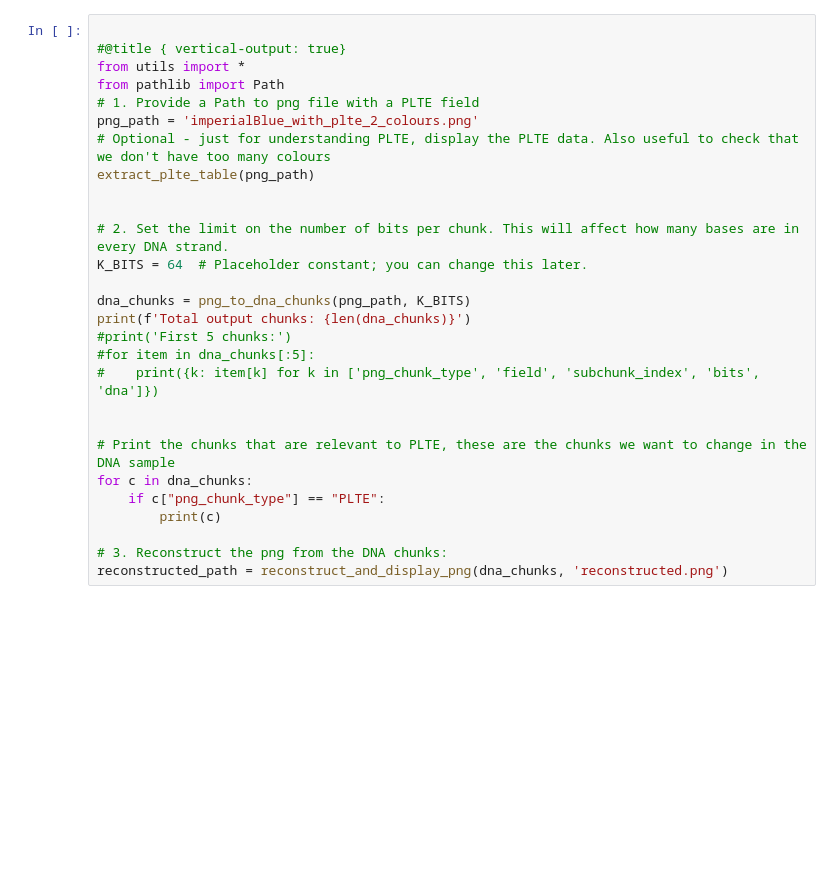
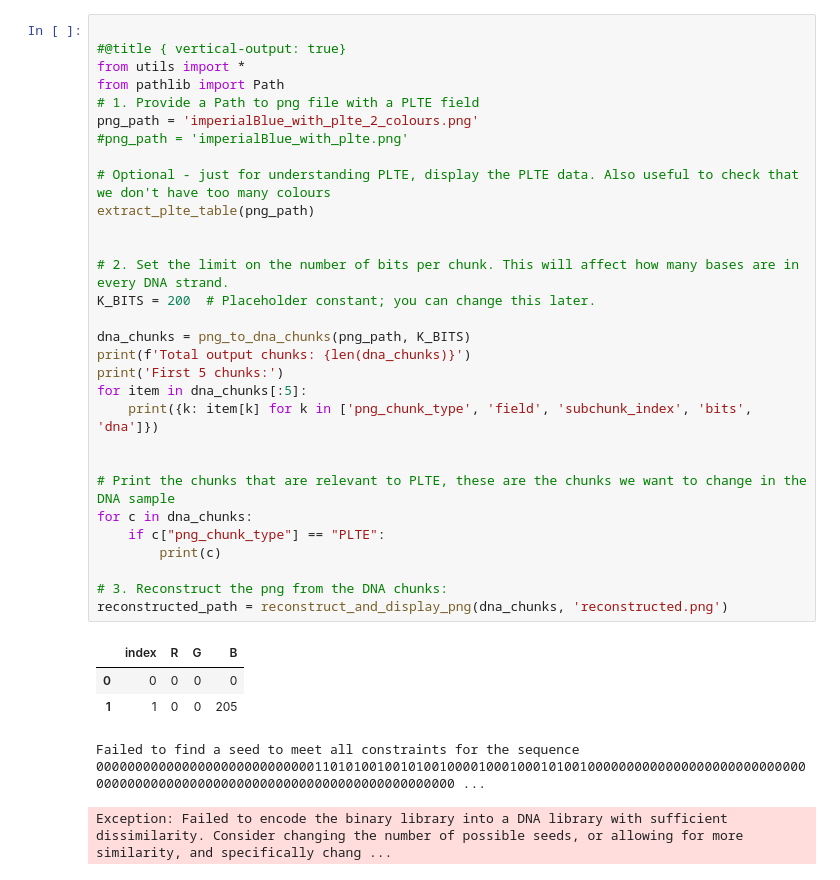
Before and after one commit to Omer-Sella/strandDisplacement, a Jupyter notebook: Ilaria2.ipynb, the cells around one changed output. Drawn from its saved outputs; the diff is of its cells as text; blank space fills up the shorter version.

```diff
--- a/Ilaria2.ipynb
+++ b/Ilaria2.ipynb
@@ -3,29 +3,37 @@
 # %%
 
 #@title { vertical-output: true}
 from utils import *
 from pathlib import Path
 # 1. Provide a Path to png file with a PLTE field
 png_path = 'imperialBlue_with_plte_2_colours.png'
+#png_path = 'imperialBlue_with_plte.png'
+
 # Optional - just for understanding PLTE, display the PLTE data. Also useful to check that we don't have too many colours
 extract_plte_table(png_path)
 
 
 # 2. Set the limit on the number of bits per chunk. This will affect how many bases are in every DNA strand.
-K_BITS = 64  # Placeholder constant; you can change this later.
+K_BITS = 200  # Placeholder constant; you can change this later.
 
 dna_chunks = png_to_dna_chunks(png_path, K_BITS)
 print(f'Total output chunks: {len(dna_chunks)}')
-#print('First 5 chunks:')
-#for item in dna_chunks[:5]:
-#    print({k: item[k] for k in ['png_chunk_type', 'field', 'subchunk_index', 'bits', 'dna']})
+print('First 5 chunks:')
+for item in dna_chunks[:5]:
+    print({k: item[k] for k in ['png_chunk_type', 'field', 'subchunk_index', 'bits', 'dna']})
 
 
 # Print the chunks that are relevant to PLTE, these are the chunks we want to change in the DNA sample
 for c in dna_chunks:
     if c["png_chunk_type"] == "PLTE":
         print(c)
 
 # 3. Reconstruct the png from the DNA chunks:
 reconstructed_path = reconstruct_and_display_png(dna_chunks, 'reconstructed.png')
+# %% [output]
+|  | index | R | G | B |
+| 0 | 0 | 0 | 0 | 0 |
+| 1 | 1 | 0 | 0 | 205 |
+Failed to find a seed to meet all constraints for the sequence 00000000000000000000000000001101010010010100100001000100010100100000000000000000000000000000000000000000000000000000000000000000000000000 ...
+Exception: Failed to encode the binary library into a DNA library with sufficient dissimilarity. Consider changing the number of possible seeds, or allowing for more similarity, and specifically chang ...
 # %%
```
Also changed, not shown: parts of 2 cells of this notebook, 6 other files.
